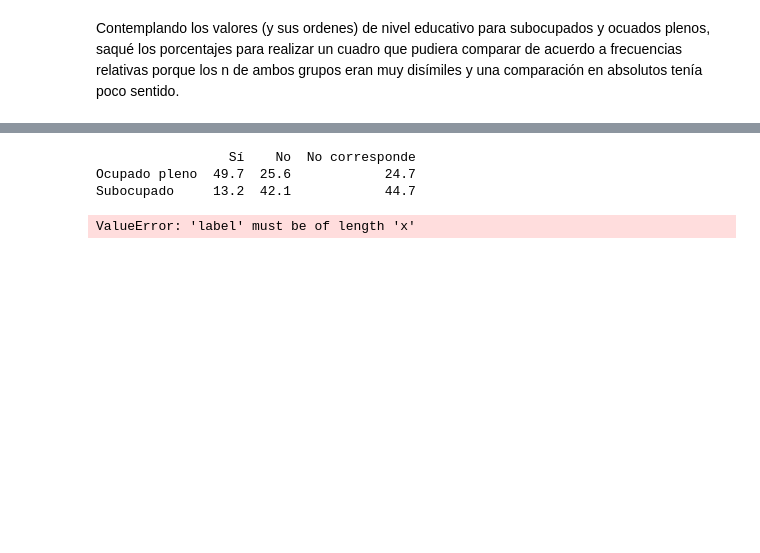
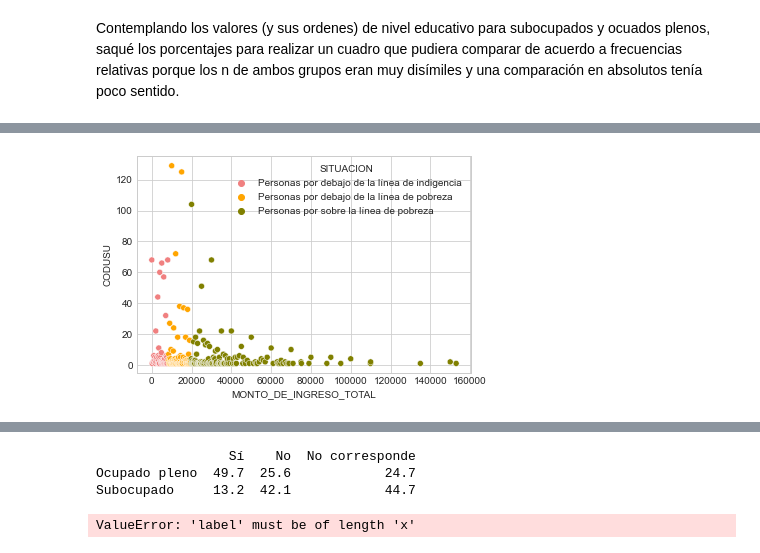
Before and after one commit to VioleCP/EPH-subocupacion, a Jupyter notebook: Subocupación Argentina.ipynb, the cells around one changed output, grey strips where cells are left out. Drawn from its saved outputs; the diff is of its cells as text; code cells hidden in the pictures; blank space fills up the shorter version.

```diff
--- a/Subocupación Argentina.ipynb
+++ b/Subocupación Argentina.ipynb
@@ -696,0 +696,16 @@ Name: MONTO_DE_INGRESO_TOTAL, dtype: float64
+# %%
+#Creación de una t
+def calcula_indice(ingresos):
+    if ingresos < 8312:
+        return "Personas por debajo de la línea de indigencia"
+    elif ingresos < 19700:
+        return "Personas por debajo de la línea de pobreza"
+    else:
+        return "Personas por sobre la línea de pobreza"
+
+ocupados['SITUACION'] = ocupados.apply(lambda x: calcula_indice(x['MONTO_DE_INGRESO_TOTAL']),axis=1)
+# %%
+sub = ocupados[ocupados.INTENSIDAD_DE_LA_OCUPACIÓN == "Subocupado"]
+subin = sub.groupby(["MONTO_DE_INGRESO_TOTAL", "SITUACION"])["CODUSU"].count()
+subing = subin.reset_index()
+print(subing)
@@ -696,0 +730,4 @@ Name: MONTO_DE_INGRESO_TOTAL, dtype: float64
+# %%
+sns.scatterplot(x="MONTO_DE_INGRESO_TOTAL", y="CODUSU", hue="SITUACION", data= subing, palette = ["lightcoral", "orange", "olive" ]);
+# %% [output]
+[figure, added]
```
Also changed, not shown: parts of 37 cells of this notebook.
